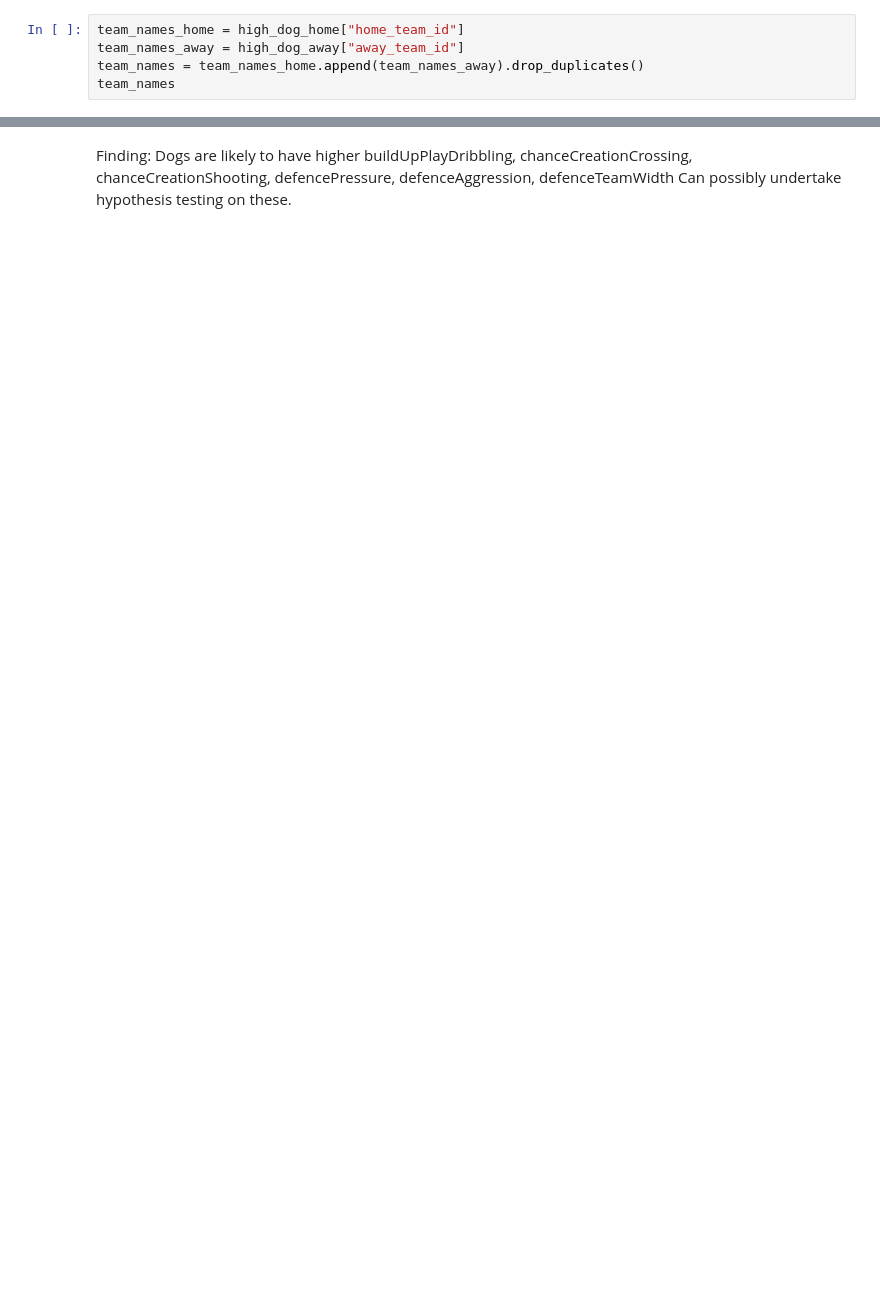
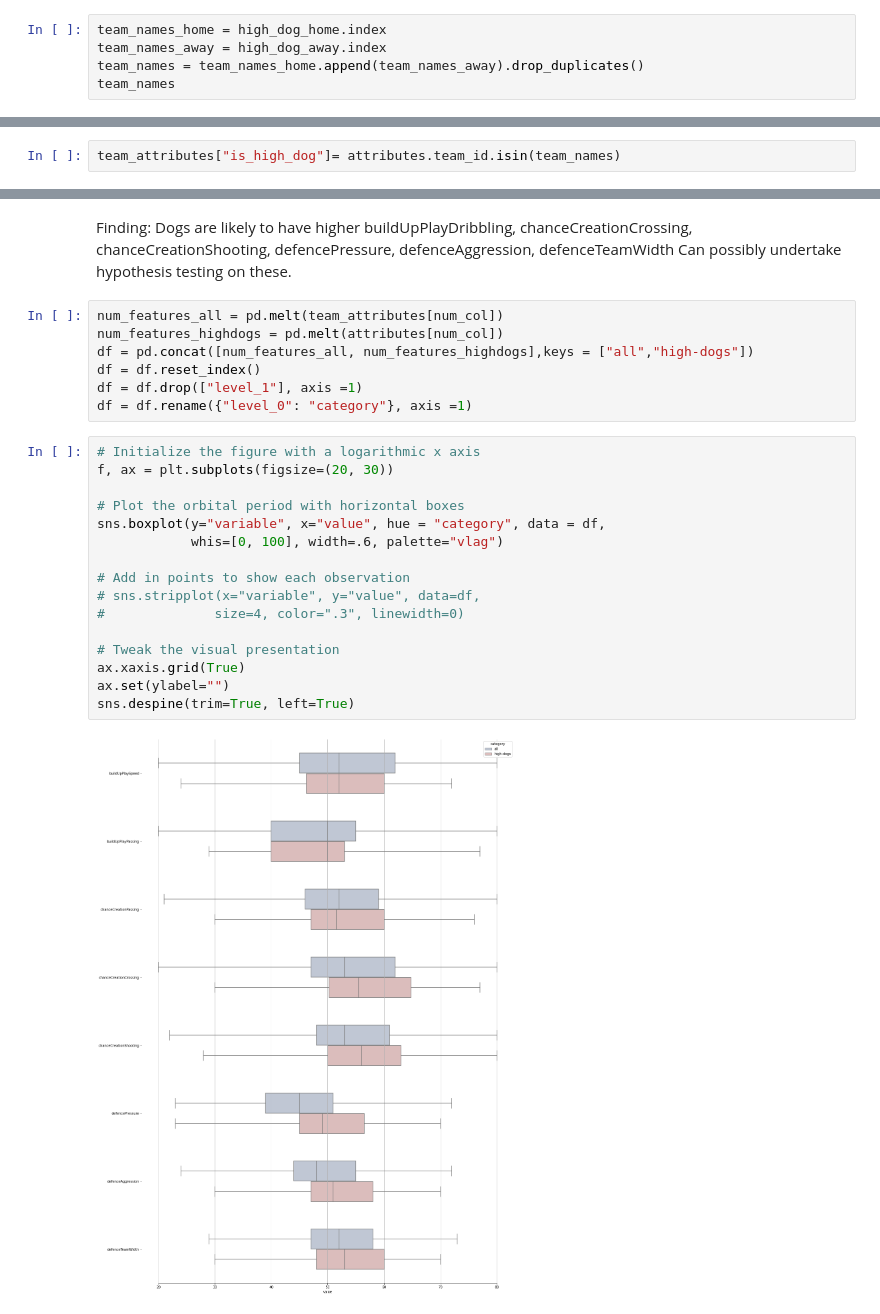
Before and after one commit to ym371/APAC-datathon-21, a Jupyter notebook: src/Attributes of dogs (ongoing).ipynb, the cells around one changed output, grey strips where cells are left out. Saved outputs shown, nothing was run; the diff lists cells and outputs as text; blank space fills up the shorter version.

Commit message:
attribute analysis

```diff
--- a/src/Attributes of dogs (ongoing).ipynb
+++ b/src/Attributes of dogs (ongoing).ipynb
@@ -52,6 +43,6 @@ high_dog_away
 # %%
-team_names_home = high_dog_home["home_team_id"]
-team_names_away = high_dog_away["away_team_id"]
+team_names_home = high_dog_home.index
+team_names_away = high_dog_away.index
 team_names = team_names_home.append(team_names_away).drop_duplicates()
 team_names
 # %% [output]
@@ -98,3 +76,5 @@ memory usage: 23.4+ KB
+# %%
+team_attributes["is_high_dog"]= attributes.team_id.isin(team_names)
 # %%
 num_col = ['buildUpPlaySpeed',
        'buildUpPlayPassing', 'chanceCreationPassing', 'chanceCreationCrossing',
@@ -118,3 +108,28 @@ defenceTeamWidth 53.304 52.185871056241425
 # %% [markdown]
 Finding: Dogs are likely to have higher buildUpPlayDribbling, chanceCreationCrossing, chanceCreationShooting, defencePressure, defenceAggression, defenceTeamWidth
 Can possibly undertake hypothesis testing on these.
+# %%
+num_features_all = pd.melt(team_attributes[num_col])
+num_features_highdogs = pd.melt(attributes[num_col])
+df = pd.concat([num_features_all, num_features_highdogs],keys = ["all","high-dogs"])
+df = df.reset_index()
+df = df.drop(["level_1"], axis =1)
+df = df.rename({"level_0": "category"}, axis =1)
+# %%
+# Initialize the figure with a logarithmic x axis
+f, ax = plt.subplots(figsize=(20, 30))
+
+# Plot the orbital period with horizontal boxes
+sns.boxplot(y="variable", x="value", hue = "category", data = df,
+            whis=[0, 100], width=.6, palette="vlag")
+
+# Add in points to show each observation
+# sns.stripplot(x="variable", y="value", data=df,
+#              size=4, color=".3", linewidth=0)
+
+# Tweak the visual presentation
+ax.xaxis.grid(True)
+ax.set(ylabel="")
+sns.despine(trim=True, left=True)
+# %% [output]
+[figure, added]
```
Also changed, not shown: parts of 12 cells of this notebook.
